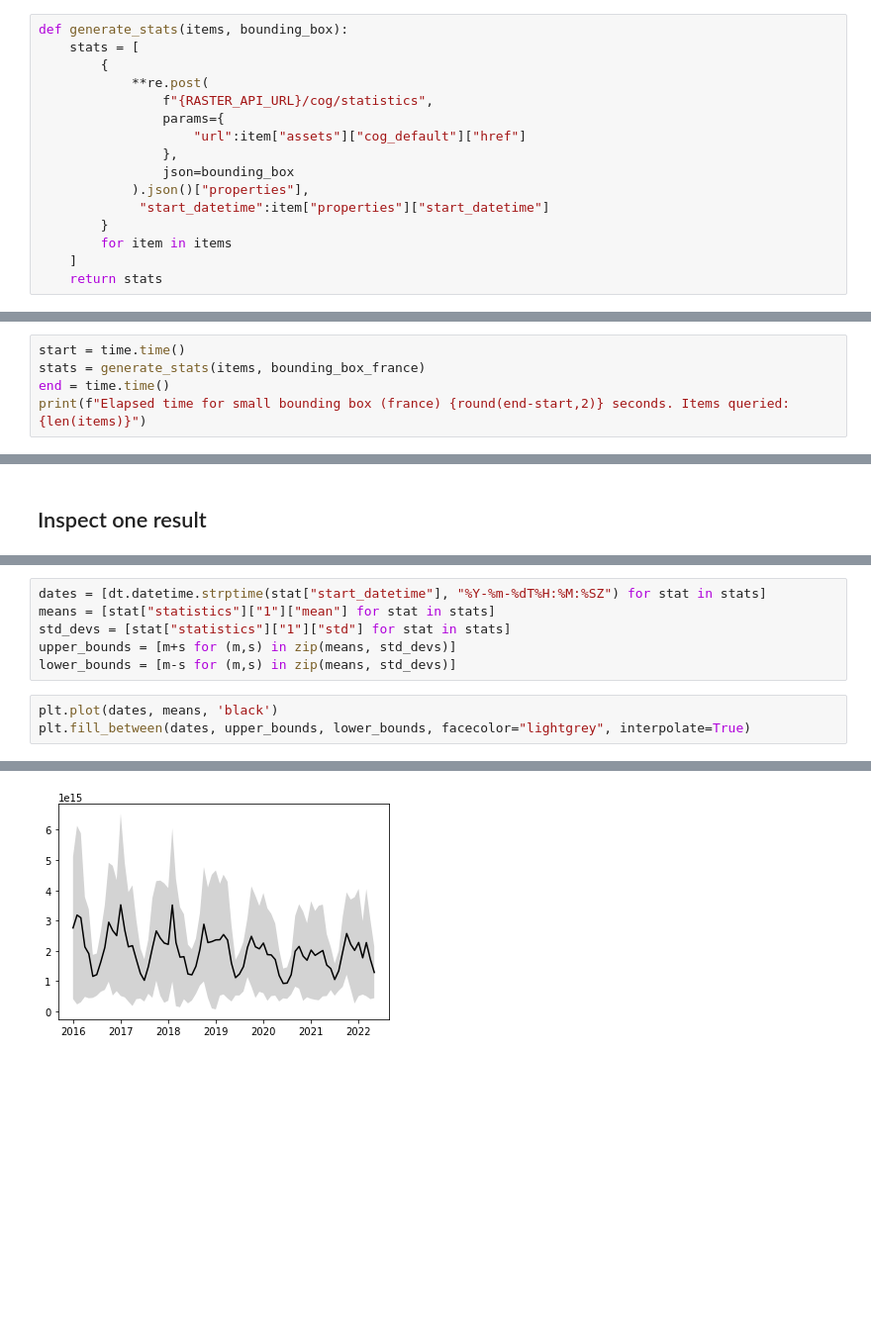
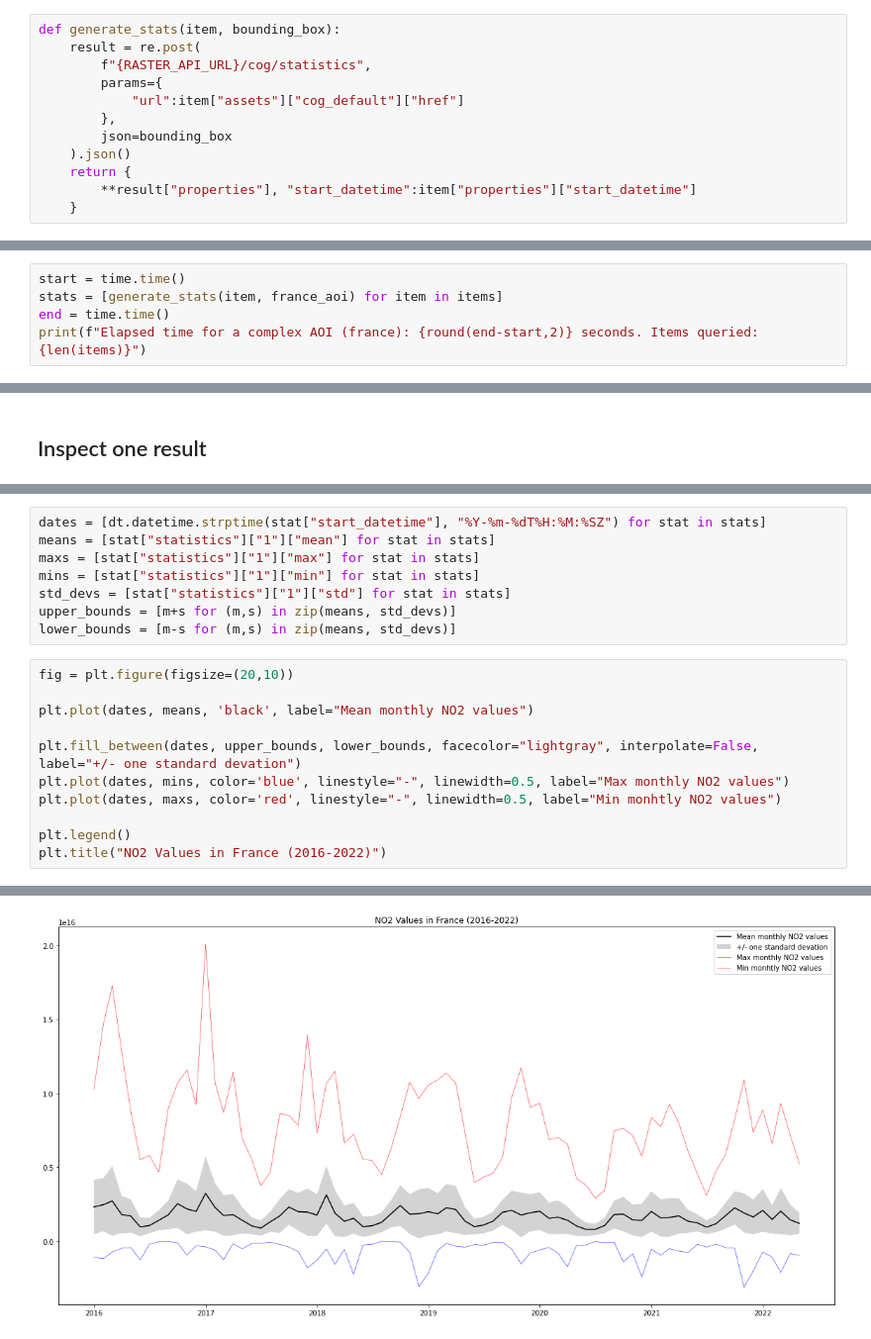
Before and after one commit to NASA-IMPACT/veda-documentation, a Jupyter notebook: timeseries-stac-api.ipynb, the cells around one changed output, grey strips where cells are left out. Shown at 99% size. Saved outputs shown, nothing was run; the diff lists cells and outputs as text; blank space fills up the shorter version.

```diff
--- a/timeseries-stac-api.ipynb
+++ b/timeseries-stac-api.ipynb
@@ -144,21 +121,17 @@ Map(center=[47, 4], controls=(ZoomControl(options=['position', 'zoom_in_text', '
 
 First, we create a `generate_stats` function and then we call it with the bounding box defined for France.
 # %%
-def generate_stats(items, bounding_box):
-    stats = [
-        {
-            **re.post(
-                f"{RASTER_API_URL}/cog/statistics",
-                params={
-                    "url":item["assets"]["cog_default"]["href"]
-                },
-                json=bounding_box
-            ).json()["properties"],
-             "start_datetime":item["properties"]["start_datetime"]
-        }
-        for item in items
-    ]
-    return stats
+def generate_stats(item, bounding_box):
+    result = re.post(
+        f"{RASTER_API_URL}/cog/statistics",
+        params={
+            "url":item["assets"]["cog_default"]["href"]
+        },
+        json=bounding_box
+    ).json()
+    return {
+        **result["properties"], "start_datetime":item["properties"]["start_datetime"]
+    }
 # %% [markdown]
 ## Generate and estimate time to generate statistics
 
@@ -166,6 +139,6 @@ This may take a minute, depending on the network.
 # %%
 start = time.time()
-stats = generate_stats(items, bounding_box_france)
+stats = [generate_stats(item, france_aoi) for item in items]
 end = time.time()
-print(f"Elapsed time for small bounding box (france) {round(end-start,2)} seconds. Items queried: {len(items)}")
+print(f"Elapsed time for a complex AOI (france): {round(end-start,2)} seconds. Items queried: {len(items)}")
 # %% [output]
@@ -195,10 +168,20 @@ stats[1]
 # %%
 dates = [dt.datetime.strptime(stat["start_datetime"], "%Y-%m-%dT%H:%M:%SZ") for stat in stats]
 means = [stat["statistics"]["1"]["mean"] for stat in stats]
+maxs = [stat["statistics"]["1"]["max"] for stat in stats]
+mins = [stat["statistics"]["1"]["min"] for stat in stats]
 std_devs = [stat["statistics"]["1"]["std"] for stat in stats]
 upper_bounds = [m+s for (m,s) in zip(means, std_devs)]
 lower_bounds = [m-s for (m,s) in zip(means, std_devs)]
 # %%
-plt.plot(dates, means, 'black')
-plt.fill_between(dates, upper_bounds, lower_bounds, facecolor="lightgrey", interpolate=True)
+fig = plt.figure(figsize=(20,10))
+
+plt.plot(dates, means, 'black', label="Mean monthly NO2 values")
+
+plt.fill_between(dates, upper_bounds, lower_bounds, facecolor="lightgray", interpolate=False, label="+/- one standard devation")
+plt.plot(dates, mins, color='blue', linestyle="-", linewidth=0.5, label="Max monthly NO2 values")
+plt.plot(dates, maxs, color='red', linestyle="-", linewidth=0.5, label="Min monhtly NO2 values")
+
+plt.legend()
+plt.title("NO2 Values in France (2016-2022)")
 # %% [output]
@@ -206 +189 @@ plt.fill_between(dates, upper_bounds, lower_bounds, facecolor="lightgrey", inter
-[figure, old version]
+[figure, new version]
```
Also changed, not shown: parts of 13 cells of this notebook, 1 other file.
